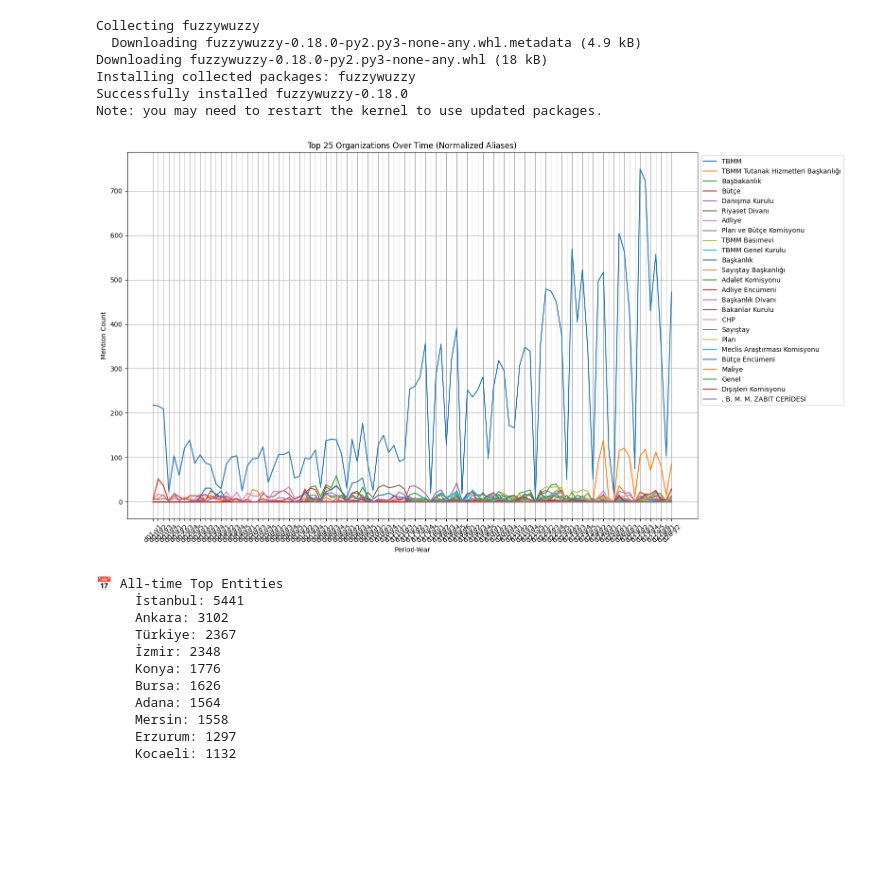
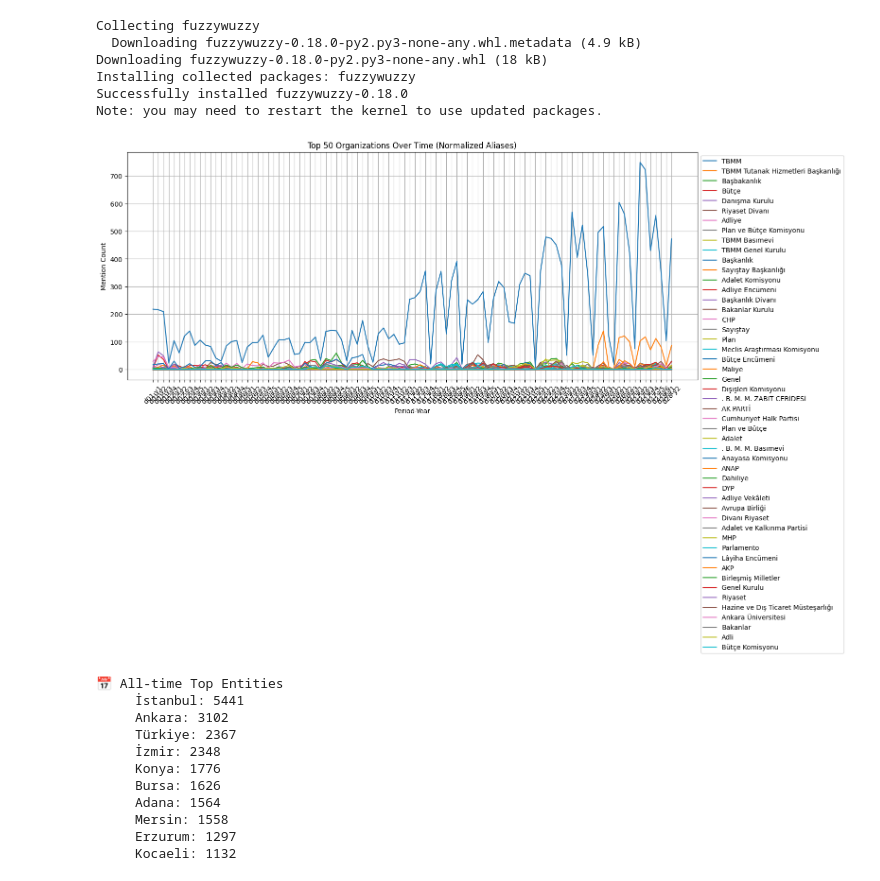
Before and after one commit to iremnuy/CMPE491, a Jupyter notebook: timeseries_entity_frequency_analysis.ipynb, the cells around one changed output. Cells and saved outputs as stored; diff of their text form; code cells hidden in the pictures; blank space fills up the shorter version.

```diff
--- a/timeseries_entity_frequency_analysis.ipynb
+++ b/timeseries_entity_frequency_analysis.ipynb
@@ -366,35 +482,35 @@ def visualize_top_organizations_over_time(grouped_entities, top_n=15):
 
         for ent in grouped_entities[group]:
             if ent.get("entity_group") != "ORG":
                 continue
             name = normalize_organization_name(ent.get("word", ""))
             if name in top_orgs:
                 counter[name] += 1
 
         for org in top_orgs:
             row[org] = counter[org]
 
         data.append(row)
 
     df = pd.DataFrame(data).set_index("group").fillna(0)
 
     # Step 3: Plot it
     plt.figure(figsize=(16, 9))
     for org in top_orgs:
         plt.plot(df.index, df[org], label=org)
 
     plt.title(f"Top {top_n} Organizations Over Time (Normalized Aliases)")
     plt.xlabel("Period-Year")
     plt.ylabel("Mention Count")
     plt.xticks(rotation=45)
     plt.grid(True)
     plt.legend(loc="upper left", bbox_to_anchor=(1.0, 1.0))
     plt.tight_layout()
     plt.show()
 
-visualize_top_organizations_over_time(recombined_entities, top_n=25)
+visualize_top_organizations_over_time(recombined_entities, top_n=50)
 # %% [output]
-[figure, old version]
+[figure, new version]
 # %%
 visualize_top_entities_over_time(recombined_entities, top_n=10, entity_type_filter="LOC")
 # %% [output]
```
Also changed, not shown: parts of 4 cells of this notebook.
